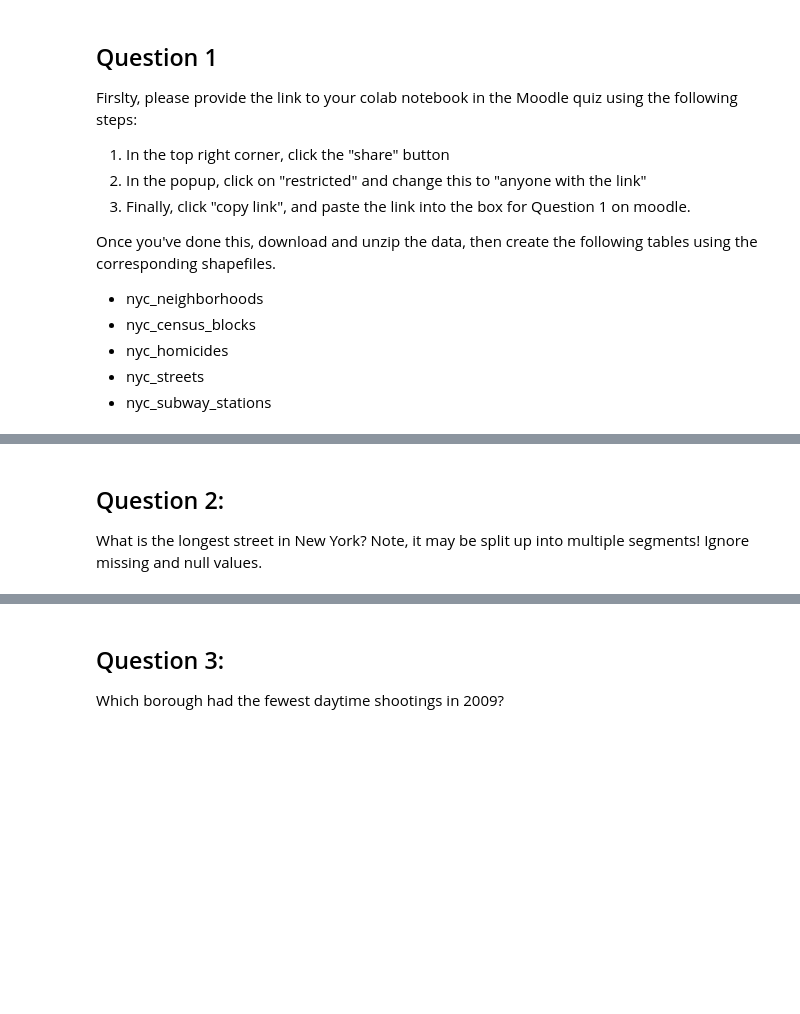
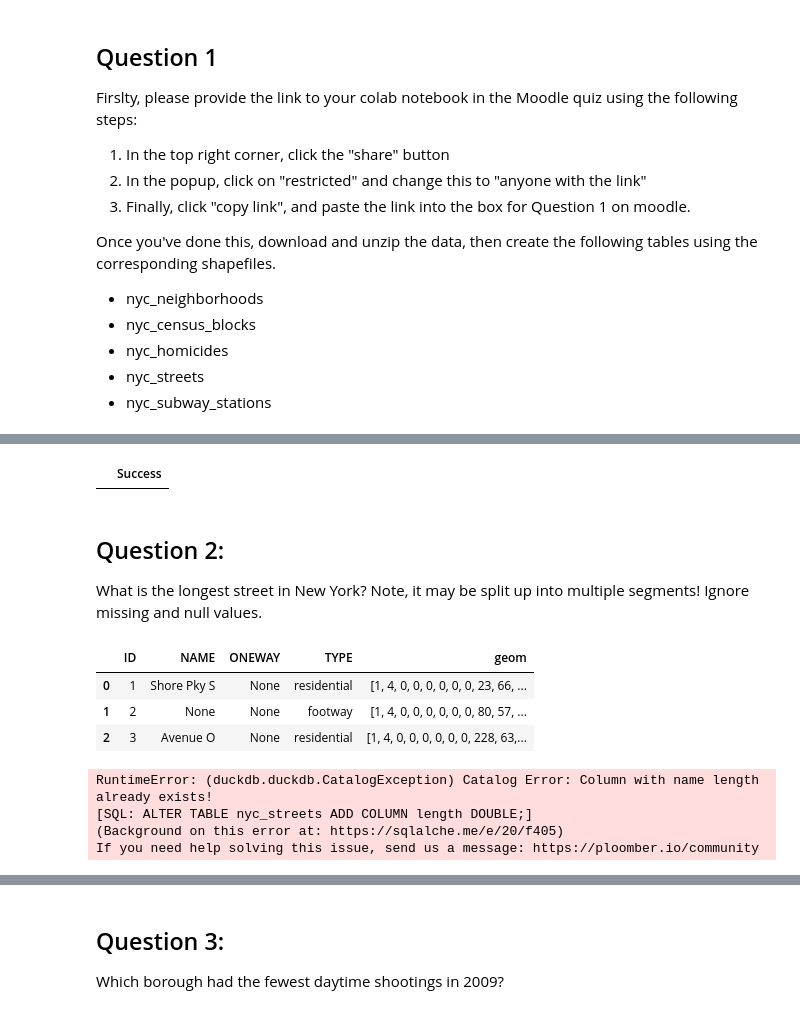
Before and after one commit to NourahAlhosain/CASA0025, a Jupyter notebook: W05_quiz_2025.ipynb, the cells around one changed output, grey strips where cells are left out. Cells and saved outputs as stored; diff of their text form; code cells hidden in the pictures; blank space fills up the shorter version.

```diff
--- a/W05_quiz_2025.ipynb
+++ b/W05_quiz_2025.ipynb
@@ -33,3 +78,31 @@ Once you've done this, download and unzip the data, then create the following ta
+# %%
+%%sql
+
+CREATE TABLE nyc_neighborhoods AS SELECT * FROM "postgis-workshop/data/nyc_neighborhoods.shp";
+CREATE TABLE nyc_census_blocks AS SELECT * FROM "postgis-workshop/data/nyc_census_blocks.shp";
+CREATE TABLE nyc_homicides AS SELECT * FROM "postgis-workshop/data/nyc_homicides.shp";
+CREATE TABLE nyc_streets AS SELECT * FROM "postgis-workshop/data/nyc_streets.shp";
+CREATE TABLE nyc_subway_stations AS SELECT * FROM "postgis-workshop/data/nyc_subway_stations.shp";
+# %% [output]
+|  | Success |
 # %% [markdown]
 ## Question 2:
 What is the longest street in New York? Note, it may be split up into multiple segments! Ignore missing and null values.
+# %%
+%%sql
+SELECT * from nyc_streets LIMIT 3
+# %% [output]
+|  | ID | NAME | ONEWAY | TYPE | geom |
+| 0 | 1 | Shore Pky S | None | residential | [1, 4, 0, 0, 0, 0, 0, 0, 23, 66, ... |
+| 1 | 2 | None | None | footway | [1, 4, 0, 0, 0, 0, 0, 0, 80, 57, ... |
+| 2 | 3 | Avenue O | None | residential | [1, 4, 0, 0, 0, 0, 0, 0, 228, 63,... |
+# %%
+%%sql
+
+ALTER TABLE nyc_streets ADD COLUMN length DOUBLE;
+UPDATE nyc_streets SET length =  ST_LENGTH(geom);
+# %% [output]
+RuntimeError: (duckdb.duckdb.CatalogException) Catalog Error: Column with name length already exists!
+[SQL: ALTER TABLE nyc_streets ADD COLUMN length DOUBLE;]
+(Background on this error at: https://sqlalche.me/e/20/f405)
+If you need help solving this issue, send us a message: https://ploomber.io/community
```
Also changed, not shown: parts of 21 cells of this notebook.
